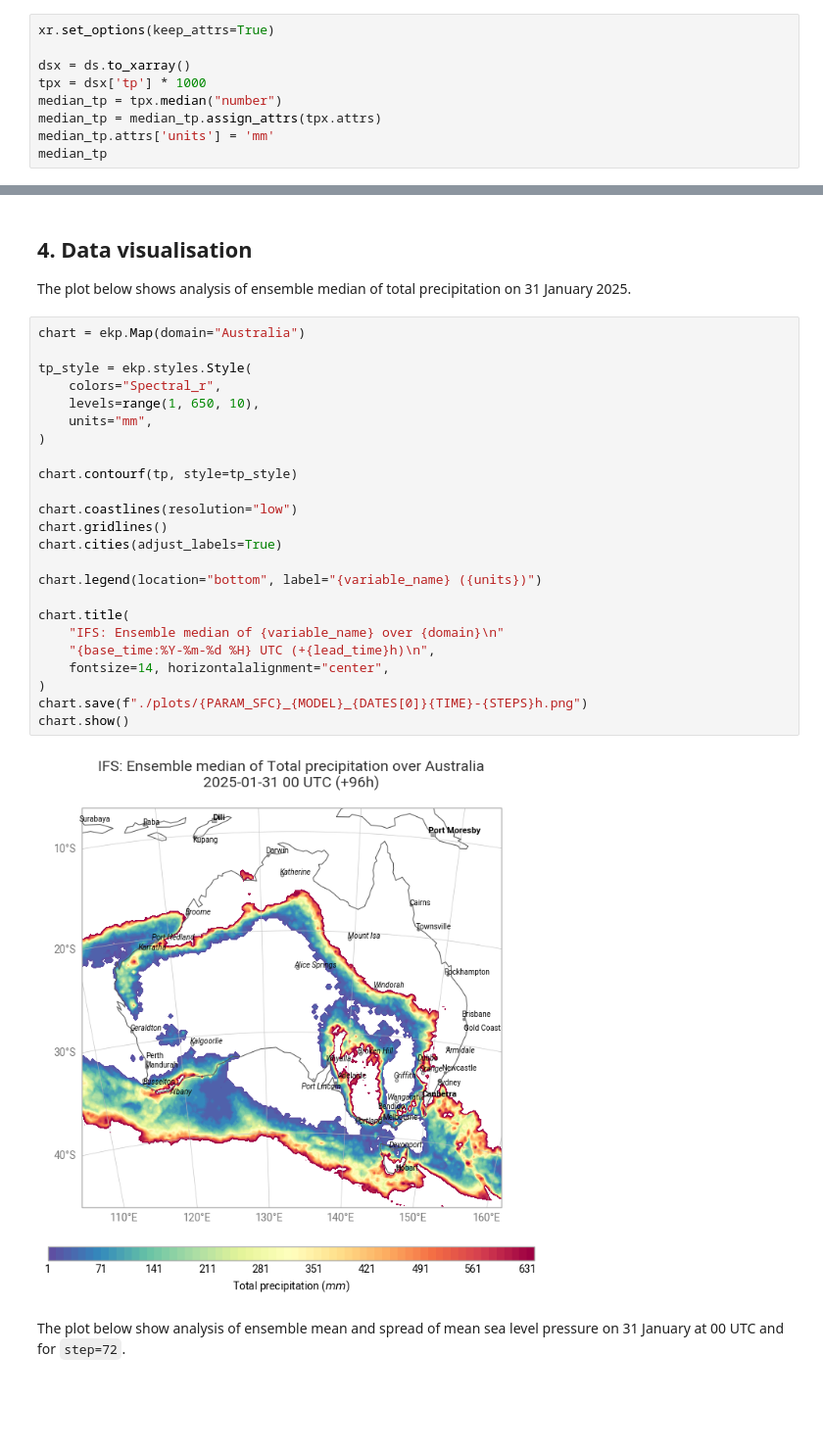
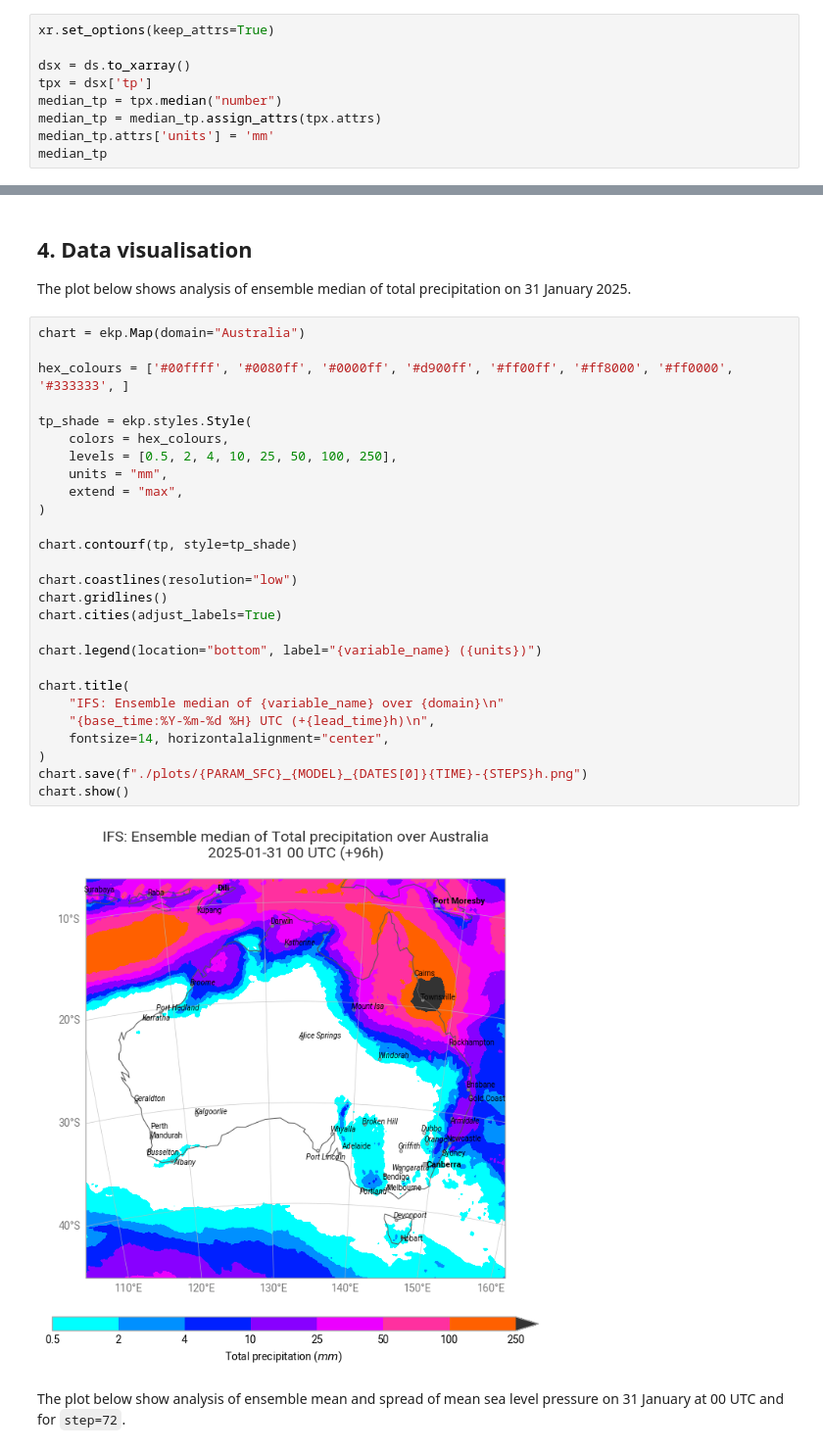
Before and after one commit to ECMWFCode4Earth/open-data-explorer, a Jupyter notebook: openDataVisio/examples/heavy-rain-ifs.ipynb, the cells around one changed output, grey strips where cells are left out. Shown at 98% size. Cells and saved outputs as stored; diff of their text form; blank space fills up the shorter version.

Commit message:
New plot styles

```diff
--- a/openDataVisio/examples/heavy-rain-ifs.ipynb
+++ b/openDataVisio/examples/heavy-rain-ifs.ipynb
@@ -117,7 +121,7 @@ GRIB ensemble forecast data will be converted to Xarray using `to_xarray()` meth
 xr.set_options(keep_attrs=True)
 
 dsx = ds.to_xarray()
-tpx = dsx['tp'] * 1000
+tpx = dsx['tp']
 median_tp = tpx.median("number")
 median_tp = median_tp.assign_attrs(tpx.attrs)
 median_tp.attrs['units'] = 'mm'
@@ -277,29 +281,32 @@ The plot below shows analysis of ensemble median of total precipitation on 31 Ja
 # %%
 chart = ekp.Map(domain="Australia")
 
-tp_style = ekp.styles.Style(
-    colors="Spectral_r",
-    levels=range(1, 650, 10),
-    units="mm",
+hex_colours = ['#00ffff', '#0080ff', '#0000ff', '#d900ff', '#ff00ff', '#ff8000', '#ff0000', '#333333', ]
+
+tp_shade = ekp.styles.Style(
+    colors = hex_colours,
+    levels = [0.5, 2, 4, 10, 25, 50, 100, 250],
+    units = "mm",
+    extend = "max",
 )
 
-chart.contourf(tp, style=tp_style)
+chart.contourf(tp, style=tp_shade)
 
 chart.coastlines(resolution="low")
 chart.gridlines()
 chart.cities(adjust_labels=True)
 
 chart.legend(location="bottom", label="{variable_name} ({units})")
 
 chart.title(
     "IFS: Ensemble median of {variable_name} over {domain}\n"
     "{base_time:%Y-%m-%d %H} UTC (+{lead_time}h)\n",
     fontsize=14, horizontalalignment="center",
 )
 chart.save(f"./plots/{PARAM_SFC}_{MODEL}_{DATES[0]}{TIME}-{STEPS}h.png")
 chart.show()
 # %% [output]
-[figure, old version]
+[figure, new version]
 # %% [markdown]
 The plot below show analysis of ensemble mean and spread of mean sea level pressure on 31 January at 00 UTC and for `step=72`.
 # %%
```
Also changed, not shown: parts of 3 cells of this notebook, 12 other files.
